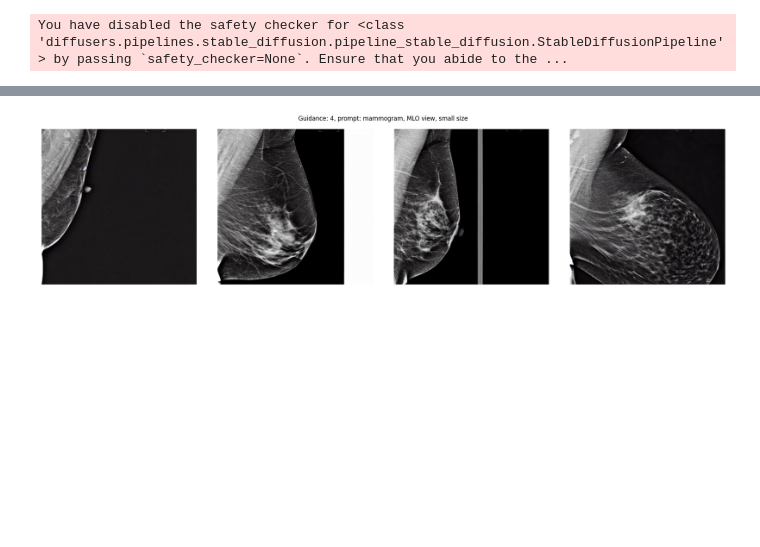
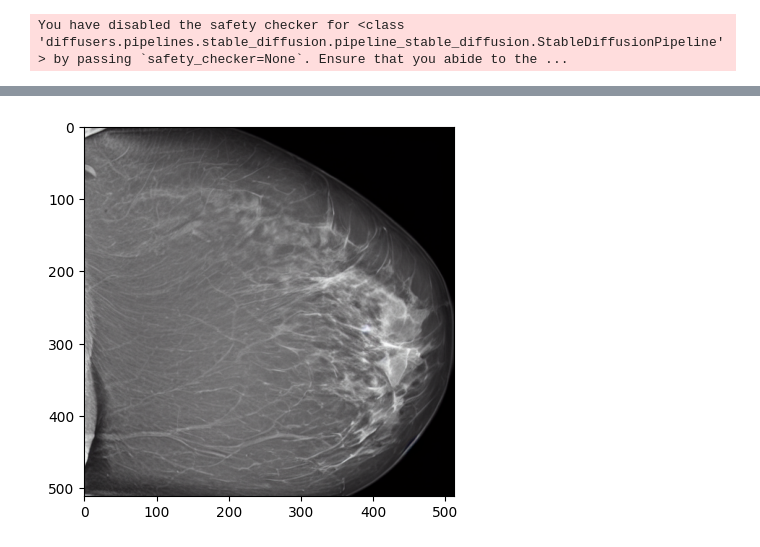
Before and after one commit to Likalto4/diffusion-models_master, a Jupyter notebook: experiments/inference/inference_notebook.ipynb, the cells around one changed output, grey strips where cells are left out. Drawn from its saved outputs; the diff is of its cells as text; code cells hidden in the pictures; blank space fills up the shorter version.

Commit message:
Trye inference with SIEMENS data subset for density trainig, to avoid data leakage

```diff
--- a/experiments/inference/inference_notebook.ipynb
+++ b/experiments/inference/inference_notebook.ipynb
@@ -8,7 +8,7 @@ while '.gitignore' not in os.listdir(repo_path): # while not in the root of the
 sys.path.insert(0,str(repo_path)) if str(repo_path) not in sys.path else None
 
 os.environ["CUDA_DEVICE_ORDER"]="PCI_BUS_ID"   # see issue #152
-os.environ["CUDA_VISIBLE_DEVICES"]="1"
+os.environ["CUDA_VISIBLE_DEVICES"]="0"
 
 from diffusers import StableDiffusionPipeline, DPMSolverMultistepScheduler
 import torch
@@ -19,7 +19,7 @@ from PIL import Image, ImageOps
 
 # define model and load weights
 # output_dir='Likalto4/mammo40k_healthy-only'
-output_dir= repo_path  /'results/mammo40k_size-prompt_5k'
+output_dir= repo_path  / 'results/fusion_new'
 pipe = StableDiffusionPipeline.from_pretrained(output_dir, safety_checker=None, torch_dtype=torch.float16).to("cuda")
 generator = torch.Generator(device='cuda')
 pipe.scheduler = DPMSolverMultistepScheduler.from_config(pipe.scheduler.config)
@@ -44,45 +44,54 @@ def show_row(imgs, figsize=(10, 10), title="", **kwargs):
 # %%
 # Saving images
 saving_images = False
-saving_name = output_dir.replace('Likalto4/', '') if 'Likalto4' in str(output_dir) else Path(output_dir).name
+saving_name = 'siemens_densitat'
 saving_folder = repo_path / 'experiments/inference/data/synthetic' / saving_name
 saving_folder.mkdir(parents=True, exist_ok=True)
 
-# Param
-for guidance_scale in [4]:
-    for prompt in ['mammogram, MLO view, small size']:#, 'a mammogram in CC view with low density', 'a mammogram in CC view with high density',
-                #    'a mammogram in CC view with very high density']:
-        # Seed
-        for seed in [1337]:
-            generator.manual_seed(seed)
-            negative_prompt = ""
-            num_samples = 4
-            num_inference_steps = 24
-            size = 512
-            with torch.autocast("cuda"), torch.inference_mode():
-                image = pipe(
-                    prompt=prompt,
-                    negative_prompt=negative_prompt,
-                    num_images_per_prompt=num_samples,
-                    num_inference_steps=num_inference_steps,
-                    guidance_scale=guidance_scale,
-                    height=size,
-                    width=size,
-                    generator=generator,
-                ).images
-            # images in list
-            imgs = [np.asarray(img) for img in image]
+prompt_list = [
+            #    'a mammogram in CC view with very high density',
+            #    'a mammogram in CC view with high density',
+            #    'a mammogram in CC view with low density',
+               'a siemens mammogram in CC view with very low density',
+               ]
+guidance_scale_list = [5]
+seed_list = [None]
 
-            show_row(imgs, title=f'Guidance: {guidance_scale}, prompt: {prompt}', figsize=(20,5), cmap="gray") if len(imgs) > 1 else plt.imshow(imgs[0], cmap="gray")
+for i in range(1000):
+    # Param
+    for guidance_scale in guidance_scale_list:
+        for prompt in prompt_list:
+            # Seed
+            for seed in seed_list:
+                generator.manual_seed(seed) if seed else None
+                negative_prompt = ""
+                num_samples = 1
+                num_inference_steps = 30
+                size = 512
+                with torch.autocast("cuda"), torch.inference_mode():
+                    image = pipe(
+                        prompt=prompt,
+                        negative_prompt=negative_prompt,
+                        num_images_per_prompt=num_samples,
+                        num_inference_steps=num_inference_steps,
+                        guidance_scale=guidance_scale,
+                        height=size,
+                        width=size,
+                        generator=generator,
+                    ).images
+                # images in list
+                imgs = [np.asarray(img) for img in image]
 
-            # save images
-            if saving_images:
-                prompt_save = prompt.replace(', ', '_').replace(' ', '_')
-                for i, img in enumerate(imgs):
-                    cv.imwrite(str(saving_folder / f'{prompt_save}_{guidance_scale}_{i}.png'), img)
+                show_row(imgs, title=f'Guidance: {guidance_scale}, prompt: {prompt}', figsize=(20,5), cmap="gray") if len(imgs) > 1 else plt.imshow(imgs[0], cmap="gray")
 
-            # # free memory
-            # del image
-            # del imgs
-            torch.cuda.empty_cache()
+                # save images
+                if saving_images:
+                    prompt_save = prompt.replace(', ', '_').replace(' ', '_')
+                    for i, img in enumerate(imgs):
+                        cv.imwrite(str(saving_folder / f'{prompt_save}_{guidance_scale}_{i}.png'), img)
+
+
+                torch.cuda.empty_cache()
+                # save image
+                cv.imwrite(str(saving_folder / f'{i}_vlow.png'), imgs[0])
 # %% [output]
@@ -89 +99 @@ for guidance_scale in [4]:
-[figure, old version]
+[figure, new version]
```
Also changed, not shown: parts of 2 cells of this notebook.
